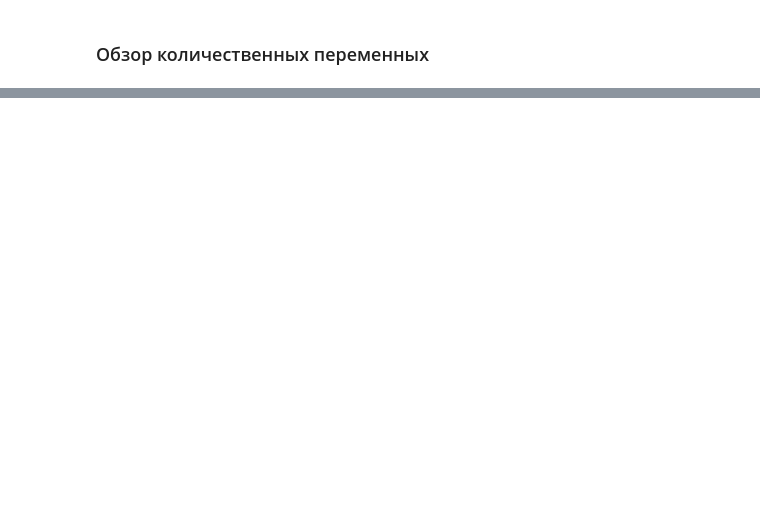
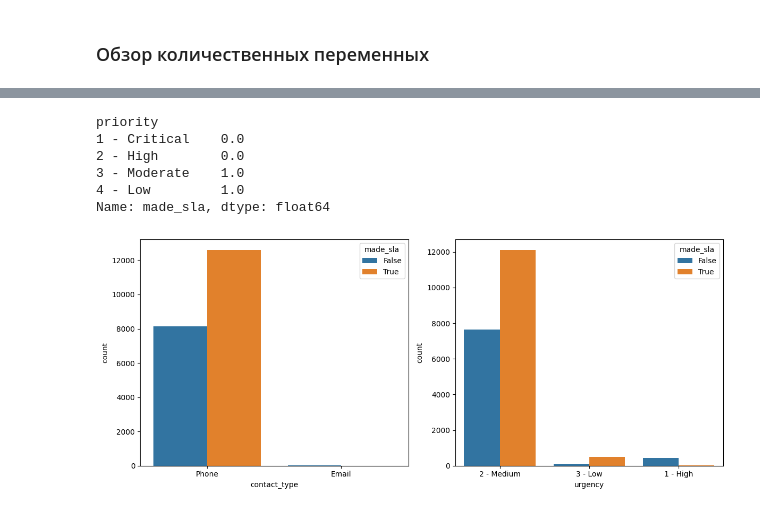
Before and after one commit to AlexxRus/telecom-incident-analytics, a Jupyter notebook: incident_sla_analysis.ipynb, the cells around one changed output, grey strips where cells are left out. Drawn from its saved outputs; the diff is of its cells as text; code cells hidden in the pictures; blank space fills up the shorter version.

```diff
--- a/incident_sla_analysis.ipynb
+++ b/incident_sla_analysis.ipynb
@@ -216,0 +285,3 @@ memory usage: 29.8+ MB
+# %%
+df_obj_features = df_filtered[cat_cols]
+df_obj_features.head()
@@ -216,0 +381,20 @@ memory usage: 29.8+ MB
+# %%
+value_priority = df_obj_features.groupby('priority')['made_sla'].median()
+value_priority
+# %% [output]
+priority
+1 - Critical    0.0
+2 - High        0.0
+3 - Moderate    1.0
+4 - Low         1.0
+Name: made_sla, dtype: float64
+# %%
+# Столбчатые диаграммы для категориальных признаков
+plt.figure(figsize=(12, 5))
+for i, col in enumerate(['contact_type', 'urgency'], 1):
+    plt.subplot(1, 2, i)
+    sns.countplot(data=df_obj_features, x=col, hue='made_sla')
+plt.tight_layout()
+plt.show()
+# %% [output]
+[figure, added]
```
Also changed, not shown: parts of 57 cells of this notebook, 3 other files.
